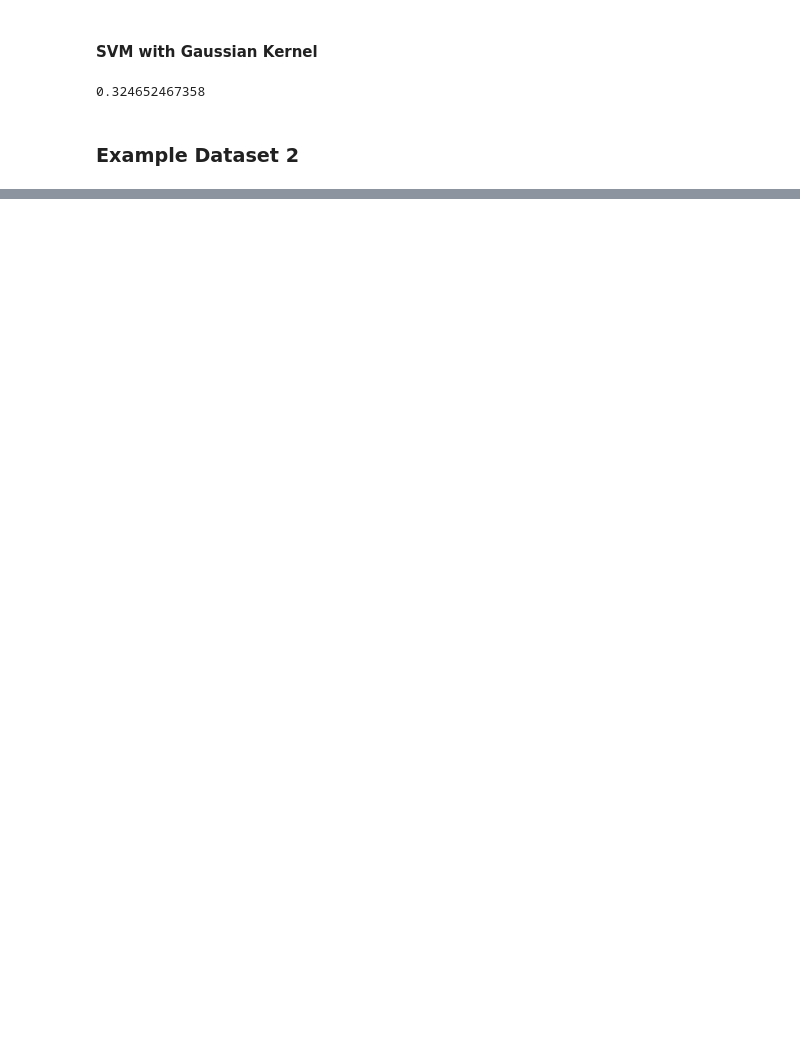
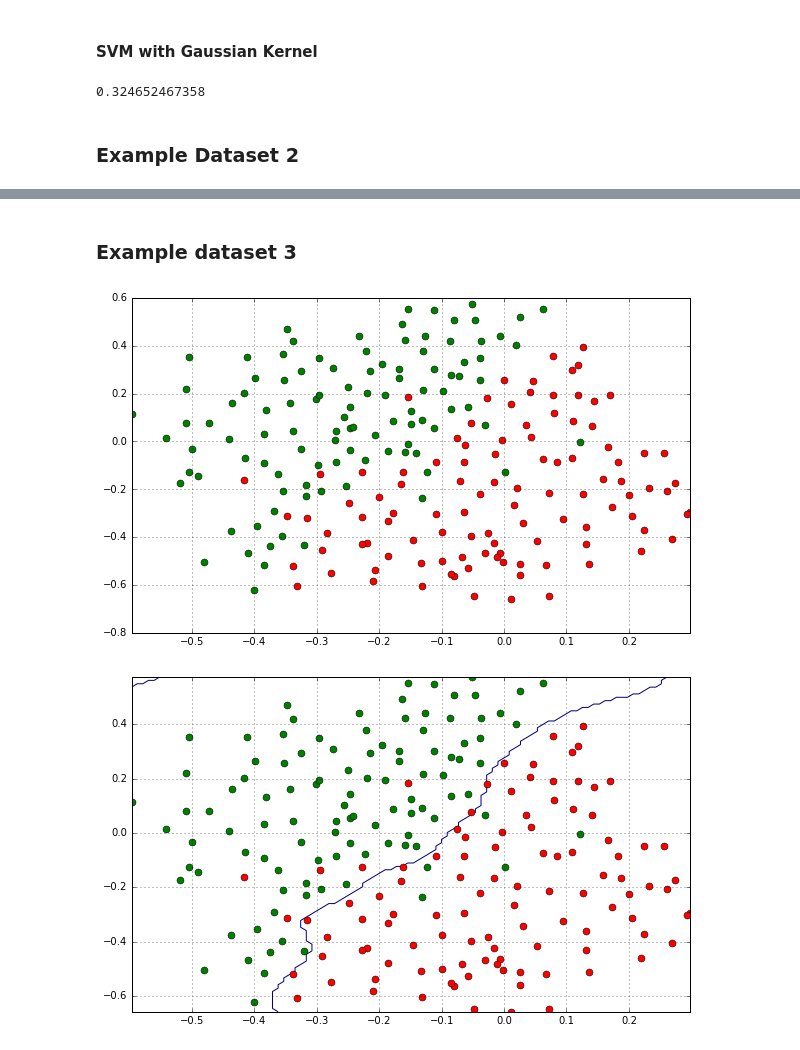
Before and after one commit to biroc/ml-coursera, a Jupyter notebook: Support Vector Machines/ex6sol.ipynb, the cells around one changed output, grey strips where cells are left out. Drawn from its saved outputs; the diff is of its cells as text; code cells hidden in the pictures; blank space fills up the shorter version.

```diff
--- a/Support Vector Machines/ex6sol.ipynb
+++ b/Support Vector Machines/ex6sol.ipynb
@@ -123,0 +124,31 @@ plotNonlinearSVM(X2,Y2,classifier)
+# %% [markdown]
+### Example dataset 3
+# %%
+dataset3 = sio.loadmat('ex6/ex6data3.mat')
+X3, Y3 = dataset3['X'], dataset3['y']
+Xval, Yval = dataset3['Xval'], dataset3['yval']
+
+plotInitialData(X3,Y3)
+best_accuracy, best_params = 0, (0, 0)
+
+test_values = [0.1]
+for i in range(12):
+    test_values.append(test_values[-1] * 3)
+
+for i in range(len(test_values)):
+    for j in range(len(test_values)):
+        C = test_values[i]
+        sigma = test_values[j]
+        classifier = svm.SVC(C=C, gamma=np.power(sigma,-2.))
+        classifier.fit(X3,Y3.ravel())
+        score = classifier.score(Xval,Yval)
+        if score > best_accuracy:
+            best_accuracy = score
+            best_params = (C, sigma)
+
+best_classifier = svm.SVC(C=best_params[0],gamma=np.power(best_params[1],-2.))
+best_classifier.fit(X3,Y3.ravel())
+plotNonlinearSVM(X3,Y3,best_classifier)
+# %% [output]
+[figure, added]
+[figure, added]
```
Also changed, not shown: parts of 4 cells of this notebook.
